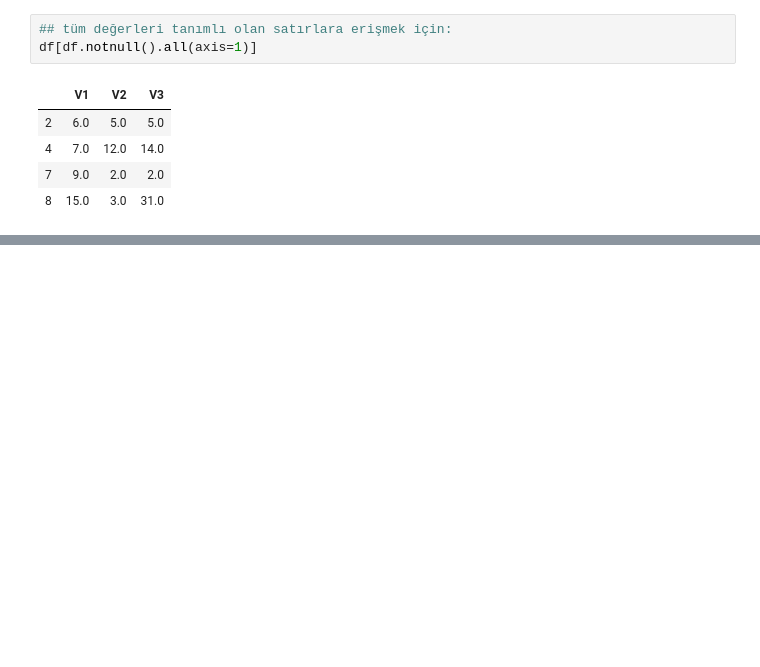
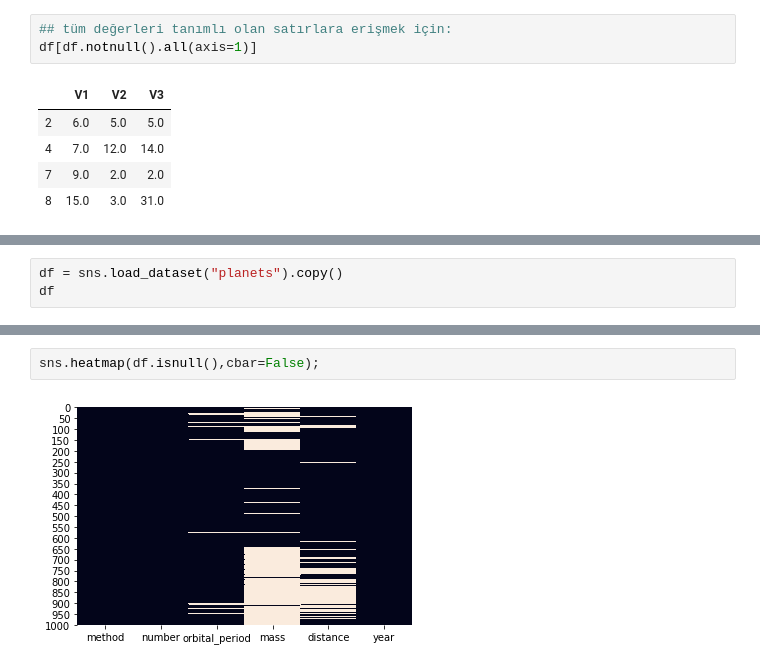
Before and after one commit to Furkan-Gulsen/veri_bilimi_ve_makine_ogrenmesi, a Jupyter notebook: Veri Ön İşleme/1.2- Eksik Veri Analizi.ipynb, the cells around one changed output, grey strips where cells are left out. Cells and saved outputs as stored; diff of their text form; blank space fills up the shorter version.

```diff
--- a/Veri Ön İşleme/1.2- Eksik Veri Analizi.ipynb
+++ b/Veri Ön İşleme/1.2- Eksik Veri Analizi.ipynb
@@ -276,0 +337,3 @@ df[df.notnull().all(axis=1)]
+# %%
+df = sns.load_dataset("planets").copy()
+df
@@ -276,0 +354,4 @@ df[df.notnull().all(axis=1)]
+# %%
+sns.heatmap(df.isnull(),cbar=False);
+# %% [output]
+[figure, added]
```
Also changed, not shown: parts of 10 cells of this notebook.
